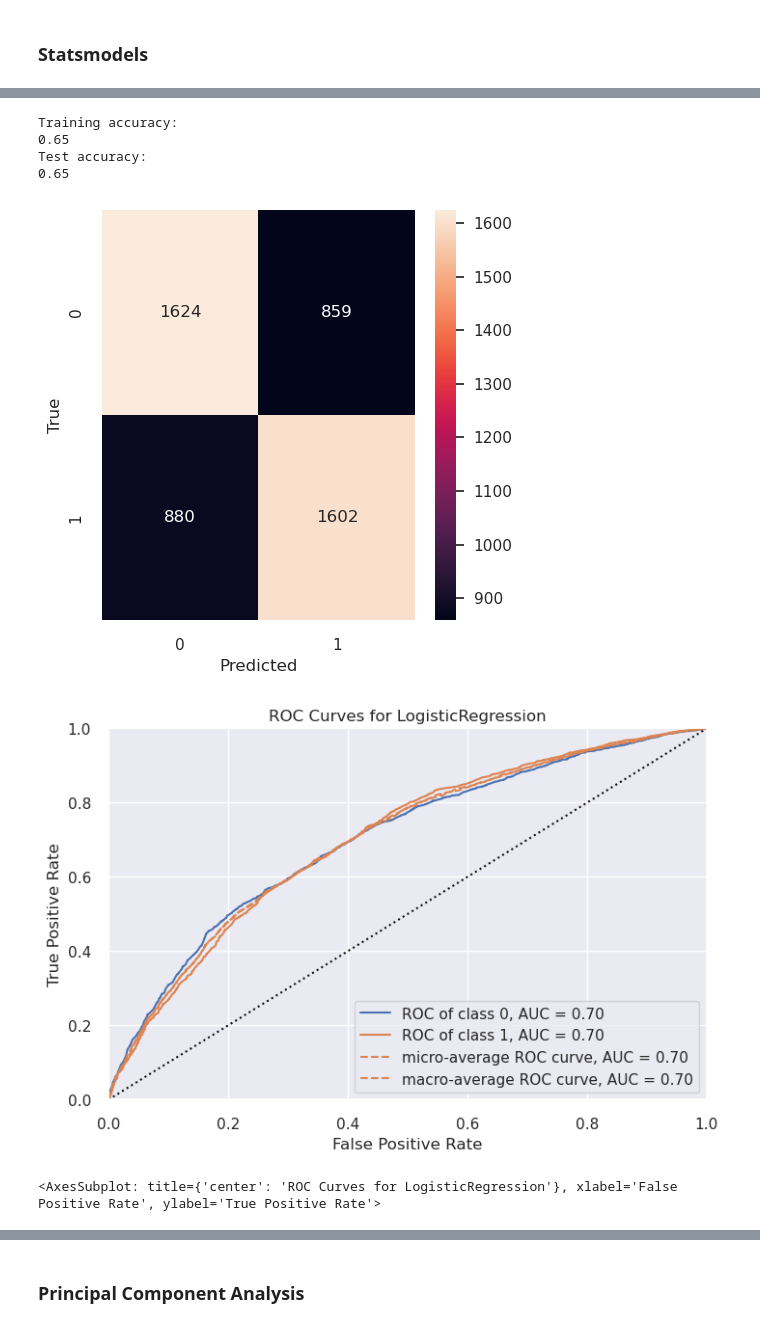
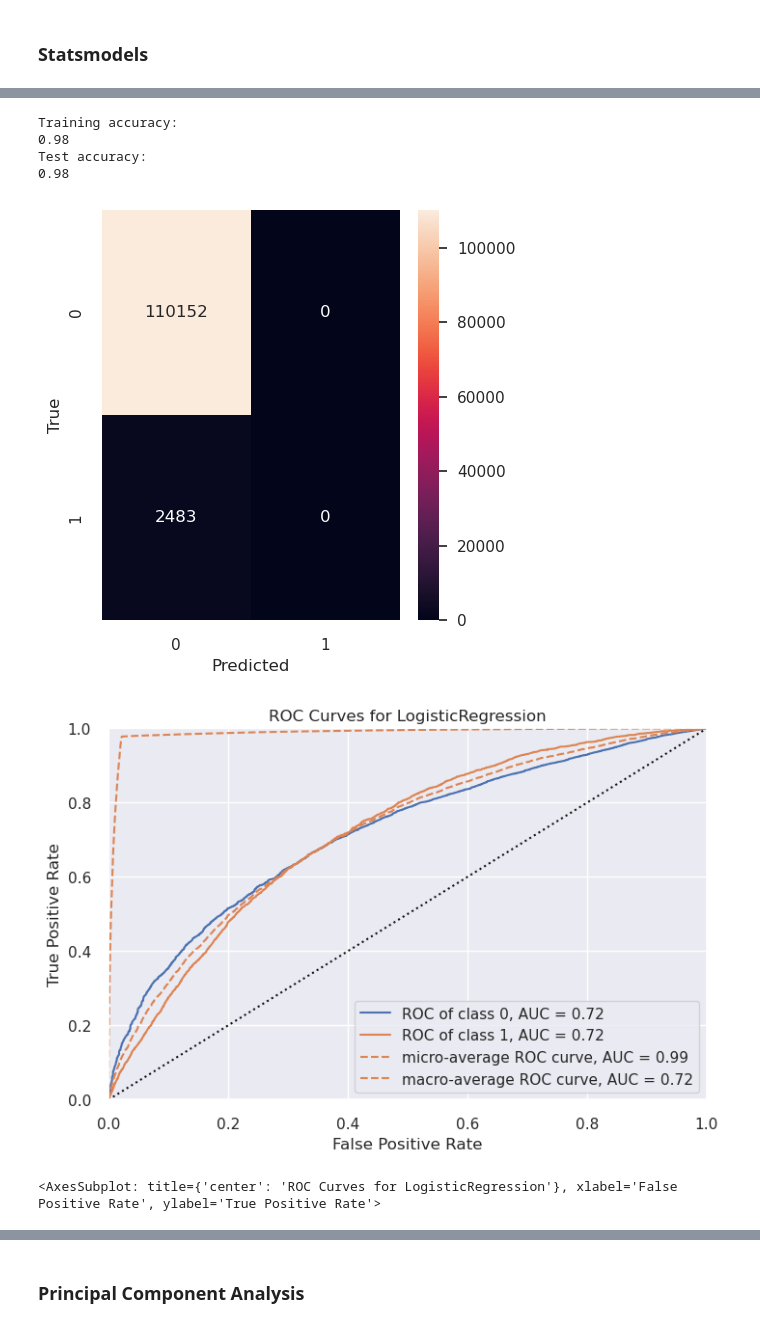
Before and after one commit to taer7274/CSPB4502_group2_diabetes, a Jupyter notebook: prediabetes_logit.ipynb, the cells around one changed output, grey strips where cells are left out. Saved outputs shown, nothing was run; the diff lists cells and outputs as text; code cells hidden in the pictures.

```diff
--- a/prediabetes_logit.ipynb
+++ b/prediabetes_logit.ipynb
@@ -574,2 +545,0 @@ vif
-# %%
-data = data.drop(columns=['Income'])
@@ -595,2 +545,0 @@ vif
-# %%
-data = data.drop(columns=['Age'])
@@ -693,4 +668,6 @@ However, we have a lot of attributes, and will need to try other approaches and
 # %%
+data = data.drop(columns=['PhysActivity'])
+
 y_new = data['Diabetes_012']
 x_new = data.drop('Diabetes_012',axis=1)
 # %%
@@ -698,6 +695,7 @@ x_tr_sk, x_tst_sk, y_tr_sk, y_tst_sk = train_test_split(x_new,y_new,test_size =
 # %%
 from sklearn.linear_model import LogisticRegression
-mn_logit_1 = LogisticRegression(multi_class='multinomial',max_iter = 2500)
-mn_logit_1.fit(x_tr_sk,y_tr_sk)
-y_pred_mn1 = mn_logit_1.predict(x_tst_sk)
-y_true_mn1 = y_tst_sk
+logit_2 = LogisticRegression(max_iter = 2500)
+print(x_tr_sk)
+logit_2.fit(x_tr_sk,y_tr_sk)
+y_pred_1 = logit_2.predict(x_tst_sk)
+y_true_1 = y_tst_sk
@@ -704,32 +720,32 @@ y_true_mn1 = y_tst_sk
 # %%
 from sklearn.metrics import accuracy_score
 print("Training accuracy:")
-print(np.round(accuracy_score(y_tr_sk,mn_logit_1.predict(x_tr_sk)),2))
+print(np.round(accuracy_score(y_tr_sk,logit_2.predict(x_tr_sk)),2))
 print("Test accuracy:")
-print(np.round(accuracy_score(y_true_mn1,y_pred_mn1),2))
+print(np.round(accuracy_score(y_true_1,y_pred_1),2))
 
 from sklearn.metrics import confusion_matrix
 sn.set(rc={'figure.figsize':(5,5)})
 sn.set(font_scale=1)
-matrix = confusion_matrix(y_true_mn1,y_pred_mn1)
+matrix = confusion_matrix(y_true_1,y_pred_1)
 sn.heatmap(matrix,annot=True,fmt='g')
 plt.xlabel('Predicted')
 plt.ylabel('True')
 plt.tight_layout()
 # %% [output]
 Training accuracy:
-0.65
+0.98
 Test accuracy:
-0.65
+0.98
-[figure, old version]
+[figure, new version]
 # %%
 from yellowbrick.classifier import ROCAUC
 sn.set(rc={'figure.figsize':(8,5)})
-visualizer = ROCAUC(mn_logit_1,classes=[0,1,2])
+visualizer = ROCAUC(logit_2,classes=[0,1])
 visualizer.fit(x_tr_sk, y_tr_sk)
 visualizer.score(x_tst_sk, y_tst_sk)
 visualizer.show()
 # %% [output]
-[figure, old version]
+[figure, new version]
 <AxesSubplot: title={'center': 'ROC Curves for LogisticRegression'}, xlabel='False Positive Rate', ylabel='True Positive Rate'>
 # %% [markdown]
```
Also changed, not shown: parts of 66 cells of this notebook, 2 other files.
